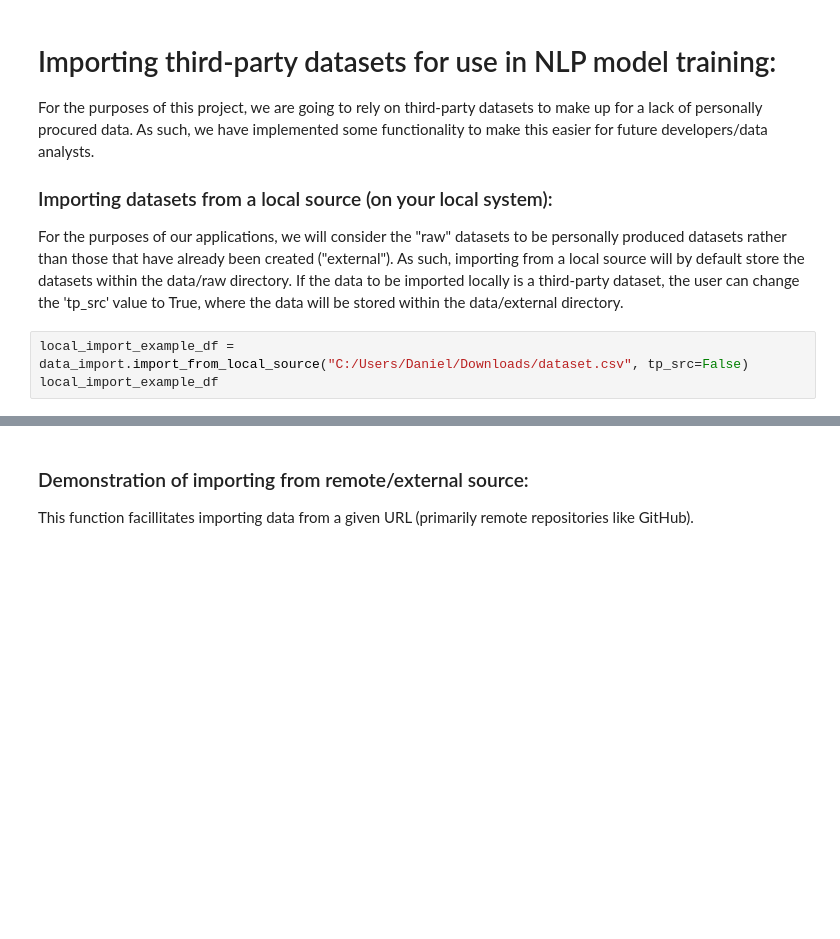
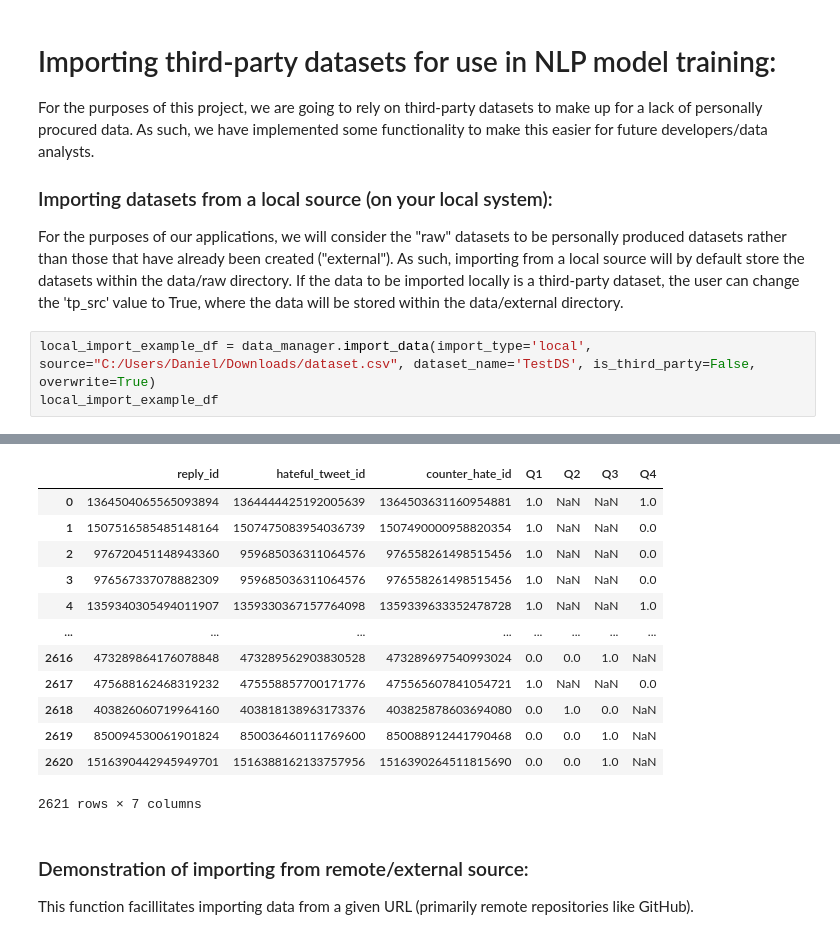
Before and after one commit to dlsmallw/NLPinitiative, a Jupyter notebook: notebooks/Data_Import_Notes.ipynb, the cells around one changed output, grey strips where cells are left out. Saved outputs shown, nothing was run; the diff lists cells and outputs as text; blank space fills up the shorter version.

```diff
--- a/notebooks/Data_Import_Notes.ipynb
+++ b/notebooks/Data_Import_Notes.ipynb
@@ -17,5 +21,6 @@ For the purposes of this project, we are going to rely on third-party datasets t
 ### Importing datasets from a local source (on your local system):
 For the purposes of our applications, we will consider the "raw" datasets to be personally produced datasets rather than those that have already been created ("external"). As such, importing from a local source will by default store the datasets within the data/raw directory. If the data to be imported locally is a third-party dataset, the user can change the 'tp_src' value to True, where the data will be stored within the data/external directory.
 # %%
-local_import_example_df = data_import.import_from_local_source("C:/Users/Daniel/Downloads/dataset.csv", tp_src=False)
+local_import_example_df = data_manager.import_data(import_type='local', source="C:/Users/Daniel/Downloads/dataset.csv", dataset_name='TestDS', is_third_party=False, overwrite=True)
 local_import_example_df
+# %% [output]
@@ -22,3 +28,16 @@ local_import_example_df
+|  | reply_id | hateful_tweet_id | counter_hate_id | Q1 | Q2 | Q3 | Q4 |
+| 0 | 1364504065565093894 | 1364444425192005639 | 1364503631160954881 | 1.0 | NaN | NaN | 1.0 |
+| 1 | 1507516585485148164 | 1507475083954036739 | 1507490000958820354 | 1.0 | NaN | NaN | 0.0 |
+| 2 | 976720451148943360 | 959685036311064576 | 976558261498515456 | 1.0 | NaN | NaN | 0.0 |
+| 3 | 976567337078882309 | 959685036311064576 | 976558261498515456 | 1.0 | NaN | NaN | 0.0 |
+| 4 | 1359340305494011907 | 1359330367157764098 | 1359339633352478728 | 1.0 | NaN | NaN | 1.0 |
+| ... | ... | ... | ... | ... | ... | ... | ... |
+| 2616 | 473289864176078848 | 473289562903830528 | 473289697540993024 | 0.0 | 0.0 | 1.0 | NaN |
+| 2617 | 475688162468319232 | 475558857700171776 | 475565607841054721 | 1.0 | NaN | NaN | 0.0 |
+| 2618 | 403826060719964160 | 403818138963173376 | 403825878603694080 | 0.0 | 1.0 | 0.0 | NaN |
+| 2619 | 850094530061901824 | 850036460111769600 | 850088912441790468 | 0.0 | 0.0 | 1.0 | NaN |
+| 2620 | 1516390442945949701 | 1516388162133757956 | 1516390264511815690 | 0.0 | 0.0 | 1.0 | NaN |
+2621 rows × 7 columns
 # %% [markdown]
 ### Demonstration of importing from remote/external source:
 This function facillitates importing data from a given URL (primarily remote repositories like GitHub).
```
Also changed, not shown: parts of 10 cells of this notebook, 18 other files.
